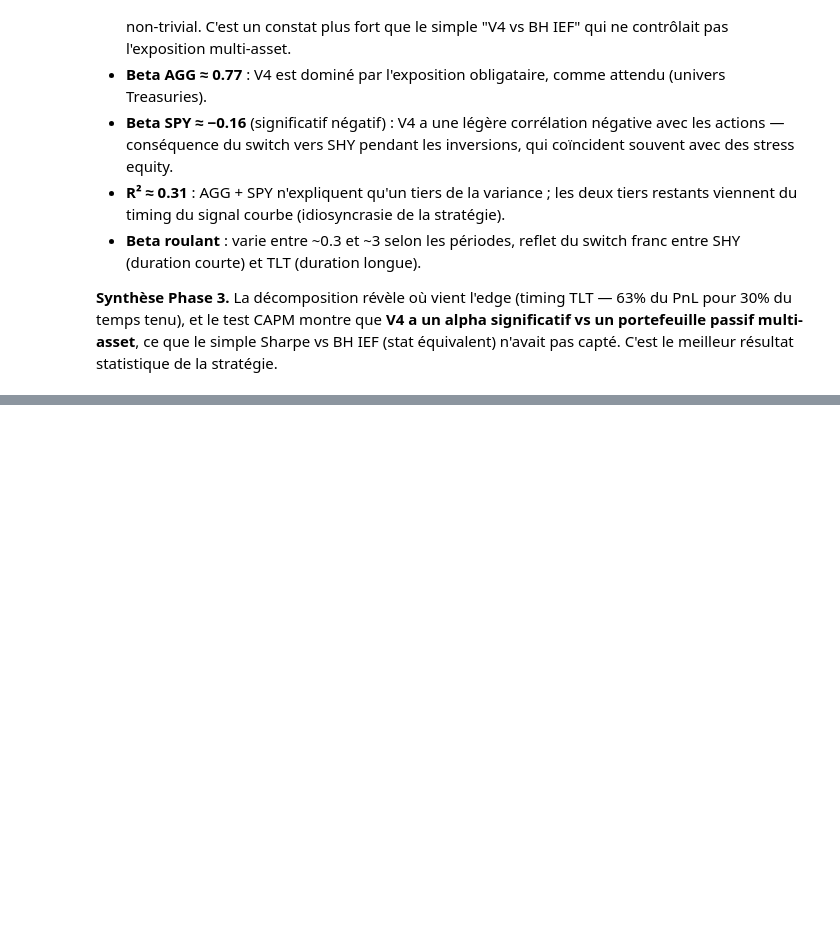
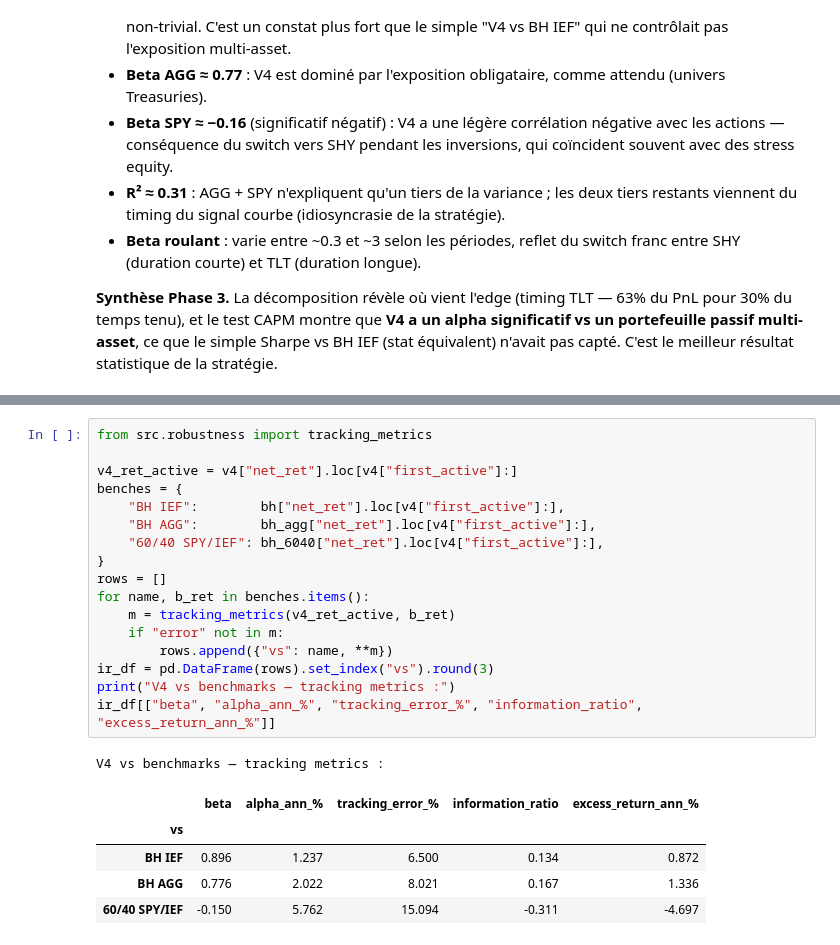
Before and after one commit to jbouniol/financial-engineering-lbo, a Jupyter notebook: notebooks/02_backtest_and_strategy.ipynb, the cells around one changed output, grey strips where cells are left out. Drawn from its saved outputs; the diff is of its cells as text; blank space fills up the shorter version.

```diff
--- a/notebooks/02_backtest_and_strategy.ipynb
+++ b/notebooks/02_backtest_and_strategy.ipynb
@@ -560,0 +655,24 @@ Régression CAPM-like : V4 sur (AGG, SPY), rf = DGS3MO, Newey-West HAC :
+# %%
+from src.robustness import tracking_metrics
+
+v4_ret_active = v4["net_ret"].loc[v4["first_active"]:]
+benches = {
+    "BH IEF":        bh["net_ret"].loc[v4["first_active"]:],
+    "BH AGG":        bh_agg["net_ret"].loc[v4["first_active"]:],
+    "60/40 SPY/IEF": bh_6040["net_ret"].loc[v4["first_active"]:],
+}
+rows = []
+for name, b_ret in benches.items():
+    m = tracking_metrics(v4_ret_active, b_ret)
+    if "error" not in m:
+        rows.append({"vs": name, **m})
+ir_df = pd.DataFrame(rows).set_index("vs").round(3)
+print("V4 vs benchmarks — tracking metrics :")
+ir_df[["beta", "alpha_ann_%", "tracking_error_%", "information_ratio", "excess_return_ann_%"]]
+# %% [output]
+V4 vs benchmarks — tracking metrics :
+|  | beta | alpha_ann_% | tracking_error_% | information_ratio | excess_return_ann_% |
+| vs |  |  |  |  |  |
+| BH IEF | 0.896 | 1.237 | 6.500 | 0.134 | 0.872 |
+| BH AGG | 0.776 | 2.022 | 8.021 | 0.167 | 1.336 |
+| 60/40 SPY/IEF | -0.150 | 5.762 | 15.094 | -0.311 | -4.697 |
```
Also changed, not shown: parts of 7 cells of this notebook, 2 other files.
